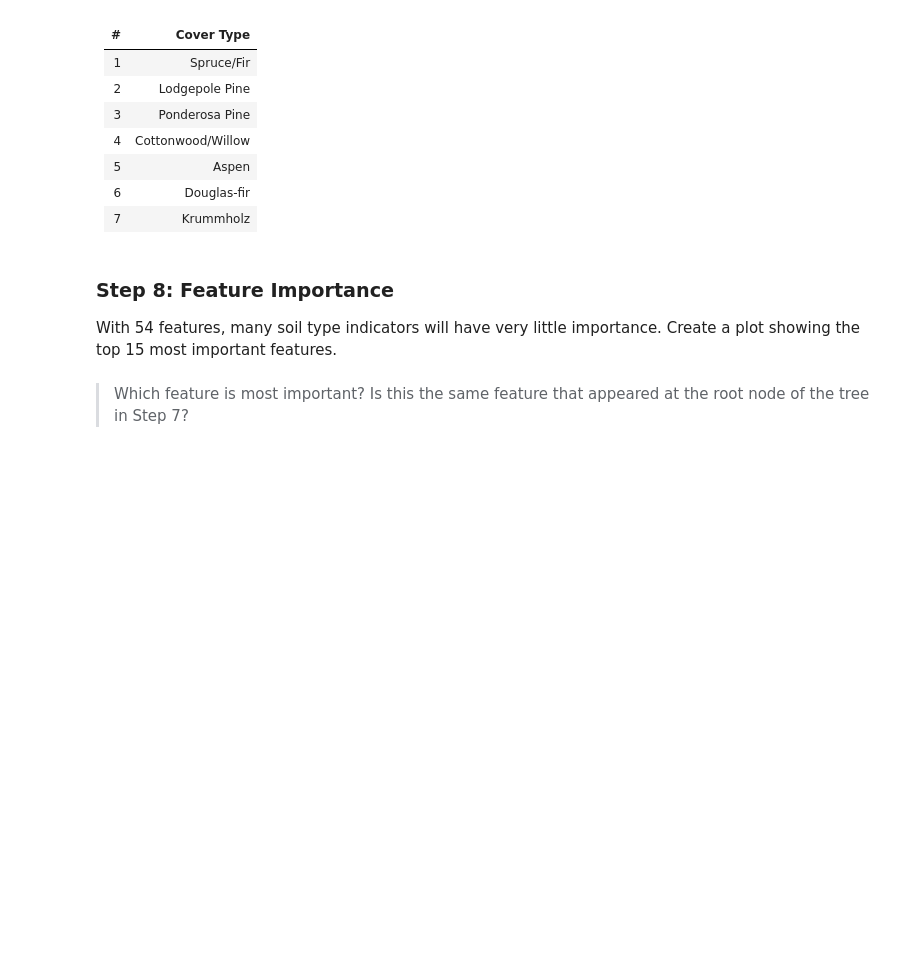
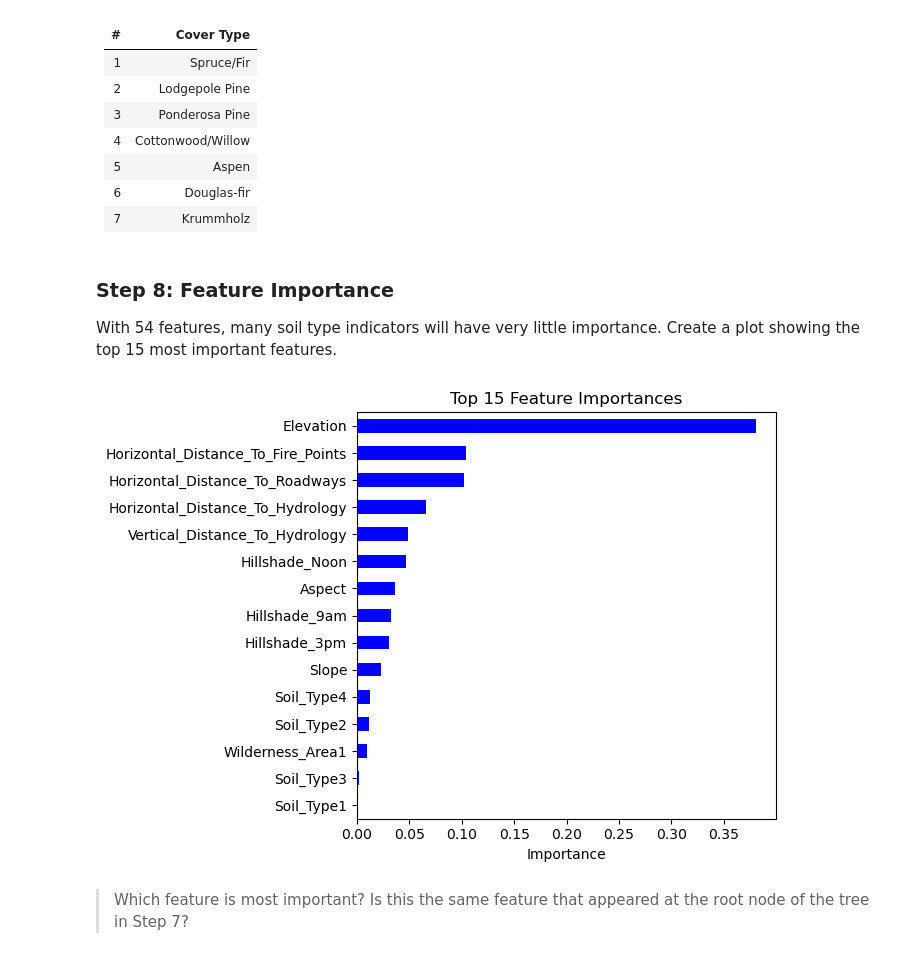
Before and after one commit to kaimorquecho/eds232-labs, a Jupyter notebook: lab6.ipynb, the cells around one changed output. Cells and saved outputs as stored; diff of their text form; code cells hidden in the pictures; blank space fills up the shorter version.

```diff
--- a/lab6.ipynb
+++ b/lab6.ipynb
@@ -207,12 +251,15 @@ df.iloc[2067][['Elevation', 'Aspect', 'Slope', 'Horizontal_Distance_To_Hydrology
 
 With 54 features, many soil type indicators will have very little importance. Create a plot showing the top 15 most important features.
 # %%
+feat_imp = pd.Series(dt_best.feature_importances_, index = features)
 
 plt.figure(figsize=(7, 5))
 feat_imp.head(15).sort_values().plot(kind='barh', color='blue')
 plt.xlabel('Importance')
 plt.title('Top 15 Feature Importances')
 plt.tight_layout()
 plt.show()
+# %% [output]
+[figure, added]
 # %% [markdown]
 > Which feature is most important? Is this the same feature that appeared at the root node of the tree in Step 7?
```
Also changed, not shown: parts of 7 cells of this notebook.
